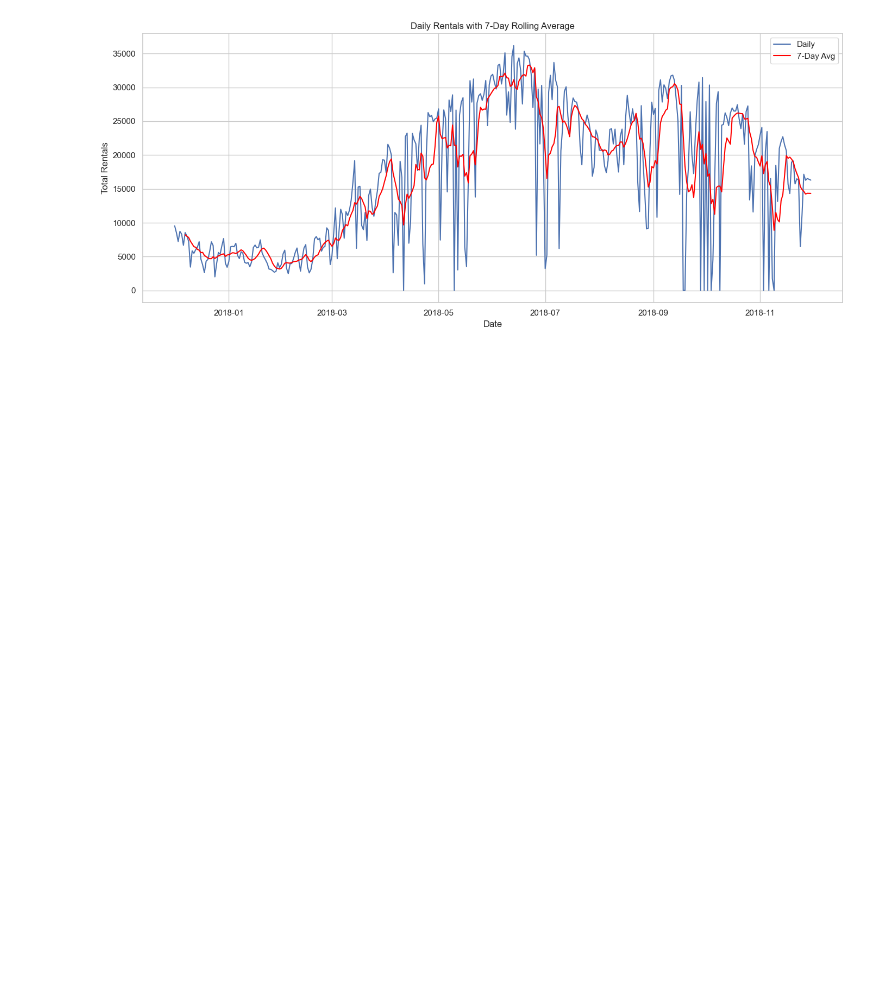
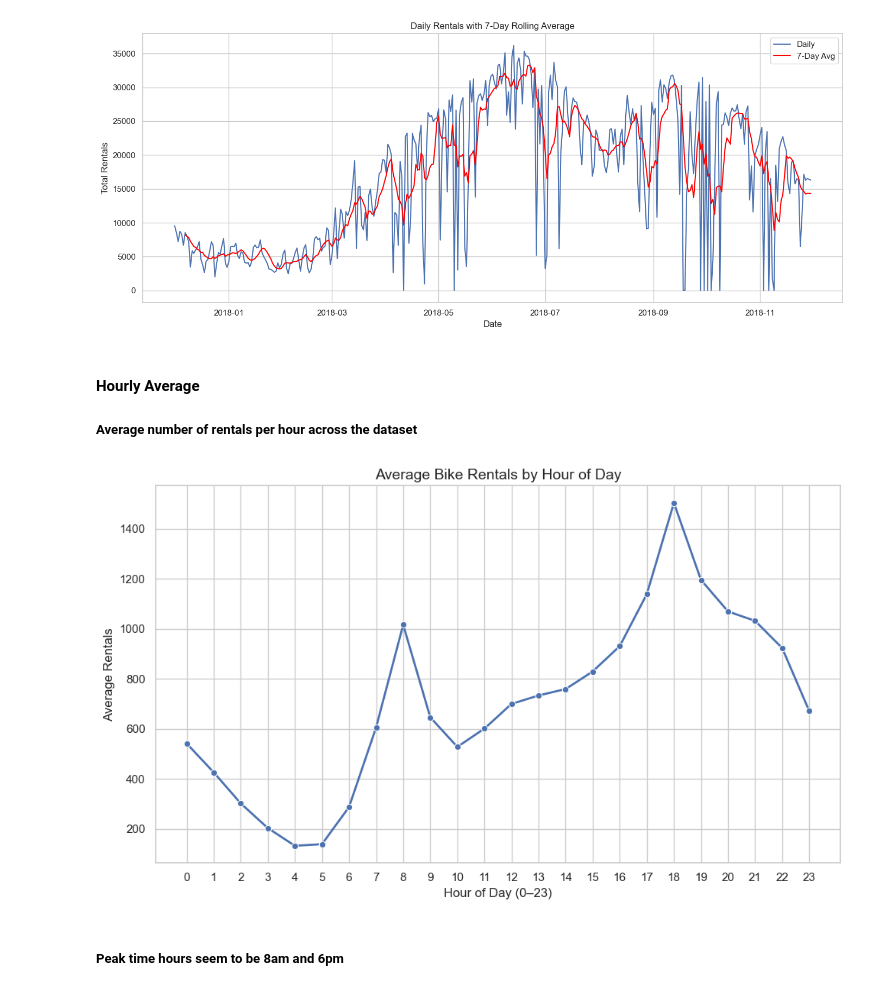
Before and after one commit to BarraHarrison/Seoul-Bike-Sharing, a Jupyter notebook: main.ipynb, the cells around one changed output. Drawn from its saved outputs; the diff is of its cells as text; code cells hidden in the pictures; blank space fills up the shorter version.

Commit message:
8am and 6pm are the Peak times for the Hourly Average

```diff
--- a/main.ipynb
+++ b/main.ipynb
@@ -253,3 +253,24 @@ plt.tight_layout()
 plt.show()
 # %% [output]
 [figure]
+# %% [markdown]
+#### Hourly Average
+##### Average number of rentals per hour across the dataset
+# %%
+plt.figure(figsize=(10,6))
+sns.lineplot(
+    data=df.groupby('Hour')['Rented Bike Count'].mean().reset_index(),
+    x='Hour', y='Rented Bike Count',
+    marker='o', linewidth=2
+)
+plt.title('Average Bike Rentals by Hour of Day', fontsize=14)
+plt.xlabel('Hour of Day (0–23)', fontsize=12)
+plt.ylabel('Average Rentals', fontsize=12)
+plt.xticks(range(0, 24))
+plt.grid(True)
+plt.tight_layout()
+plt.show()
+# %% [output]
+[figure, added]
+# %% [markdown]
+##### Peak time hours seem to be 8am and 6pm
```
